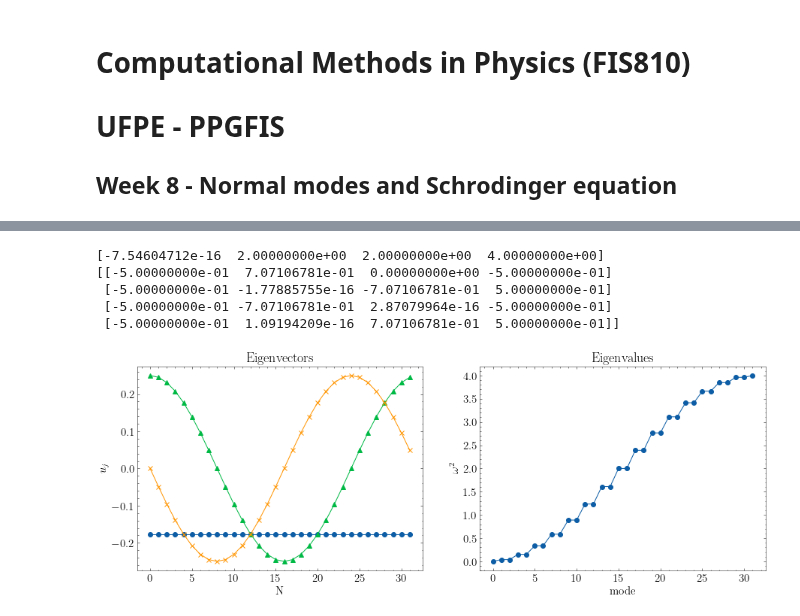
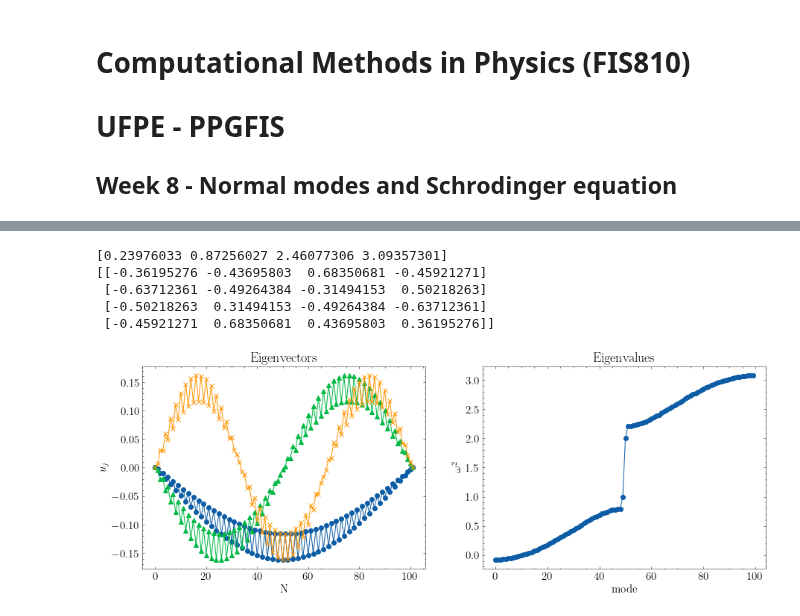
Before and after one commit to franklinzppa/fisica-computacional, a Jupyter notebook: Week 8 - Normal modes.ipynb, the cells around one changed output, grey strips where cells are left out. Drawn from its saved outputs; the diff is of its cells as text; code cells hidden in the pictures.

```diff
--- a/Week 8 - Normal modes.ipynb
+++ b/Week 8 - Normal modes.ipynb
@@ -75,55 +161,63 @@ plt.show()
-# %%
-# Condições de contorno periodicas
-
-T = omg0_sq* np.array([[2, -1, 0, -1],
-                       [-1, 2, -1, 0],
-                       [0, -1, 2, -1],
-                       [-1, 0, -1, 2]])
-
-e, v = np.linalg.eigh(T)
-
-print(e)
-print(v)
-# %% [output]
-[-7.54604712e-16  2.00000000e+00  2.00000000e+00  4.00000000e+00]
-[[-5.00000000e-01  7.07106781e-01  0.00000000e+00 -5.00000000e-01]
- [-5.00000000e-01 -1.77885755e-16 -7.07106781e-01  5.00000000e-01]
- [-5.00000000e-01 -7.07106781e-01  2.87079964e-16 -5.00000000e-01]
- [-5.00000000e-01  1.09194209e-16  7.07106781e-01  5.00000000e-01]]
+# %%
+# Four alternated masses
+
+k = 1.0
+m1 = 1.0
+m2 = 1.5
+
+T = np.array([[2*k/m1, -k/m2, 0, 0],
+              [-k/m1, 2*k/m2, -k/m1, 0],
+              [0, -k/m2, 2*k/m1, -k/m2],
+              [0, 0, -k/m1, 2*k/m2]])
+
+e, v = np.linalg.eigh(T)
+
+print(e)
+print(v)
+# %% [output]
+[0.23976033 0.87256027 2.46077306 3.09357301]
+[[-0.36195276 -0.43695803  0.68350681 -0.45921271]
+ [-0.63712361 -0.49264384 -0.31494153  0.50218263]
+ [-0.50218263  0.31494153 -0.49264384 -0.63712361]
+ [-0.45921271  0.68350681  0.43695803  0.36195276]]
 # %%
-# Making trigonal banded matrices
-
-N = 32
+N = 100
 
 T = np.zeros((N,N))
+
+k = 1.0
+m = [1.0, 2.0]
 
 for i in range(N):
     for j in range(N):
         if i == j:
-            T[i][j] = 2.0
+            if i % 2 == 0:
+                T[i][j] = 2*k/m[0]
+            else:
+                T[i][j] = 2*k/m[1]
         elif i == j+1 or i == j-1:
-            T[i][j] = -1.0
+            if i % 2 == 0:
+                T[i][j] = -k/m[0]
+            else:
+                T[i][j] = -k/m[1]
 
-T[0][-1] = -1.0
-T[-1][0] = -1.0
-
-e, v = linalg.eigh(T)
+e, v = np.linalg.eigh(T)
 
 plt.figure(figsize=(15,5))
 plt.subplot(1,2,1)
-plt.plot(v.T[0], marker='o')
-plt.plot(v.T[1], marker='^')
-plt.plot(v.T[2], marker='x')
+plt.plot(add_boundary(v.T[0]), marker='o')
+plt.plot(add_boundary(v.T[1]), marker='^')
+plt.plot(add_boundary(v.T[2]), marker='x')
 plt.ylabel('$u_j$')
 plt.xlabel('N')
 plt.title('Eigenvectors')
 
 plt.subplot(1,2,2)
 plt.plot(e, marker='o')
 plt.ylabel('$\omega^2$')
 plt.xlabel('mode')
 plt.title('Eigenvalues')
 
 plt.show()
 # %% [output]
-[figure, old version]
+[figure, new version]
```
Also changed, not shown: parts of 14 cells of this notebook, 1 other file.
